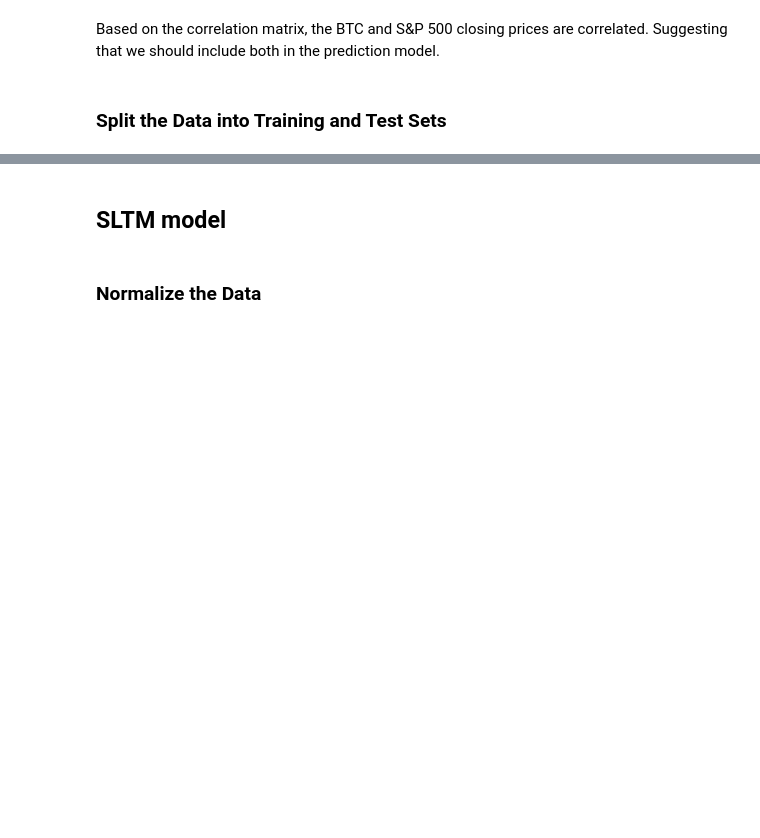
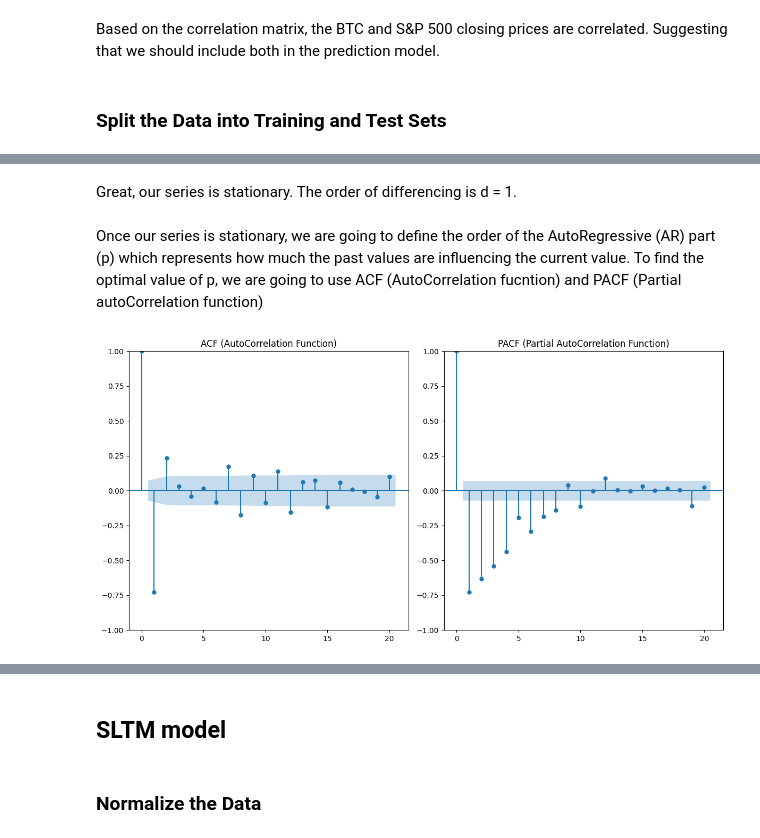
Before and after one commit to amajji/real-time-stock-price-forecasting-with-prophet-llm-news-sentiment-analysis, a Jupyter notebook: Crypto-price-forcasting.ipynb, the cells around one changed output, grey strips where cells are left out. Drawn from its saved outputs; the diff is of its cells as text; code cells hidden in the pictures; blank space fills up the shorter version.

```diff
--- a/Crypto-price-forcasting.ipynb
+++ b/Crypto-price-forcasting.ipynb
@@ -165,0 +301,20 @@ data_test_index = data_test.index
+# %% [markdown]
+Great, our series is stationary. The order of differencing is d = 1.
+# %% [markdown]
+Once our series is stationary, we are going to define the order of the AutoRegressive (AR) part (p) which represents how much the past values are influencing the current value. To find the optimal value of p, we are going to use ACF (AutoCorrelation fucntion) and PACF (Partial autoCorrelation function)
+# %%
+from statsmodels.graphics.tsaplots import plot_acf, plot_pacf
+
+# ACF and PACF plots
+plt.figure(figsize=(12, 6))
+plt.subplot(121)
+plot_acf(data_diff_train['Close_BTC'], lags=20, ax=plt.gca())
+plt.title('ACF (AutoCorrelation Function)')
+
+plt.subplot(122)
+plot_pacf(data_diff_train['Close_BTC'], lags=20, ax=plt.gca())
+plt.title('PACF (Partial AutoCorrelation Function)')
+plt.tight_layout()
+plt.show()
+# %% [output]
+[figure, added]
```
Also changed, not shown: parts of 34 cells of this notebook.
